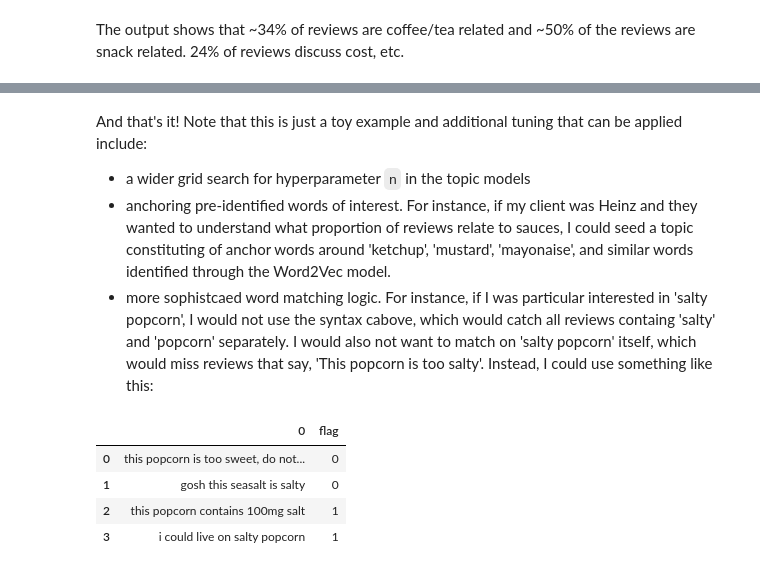
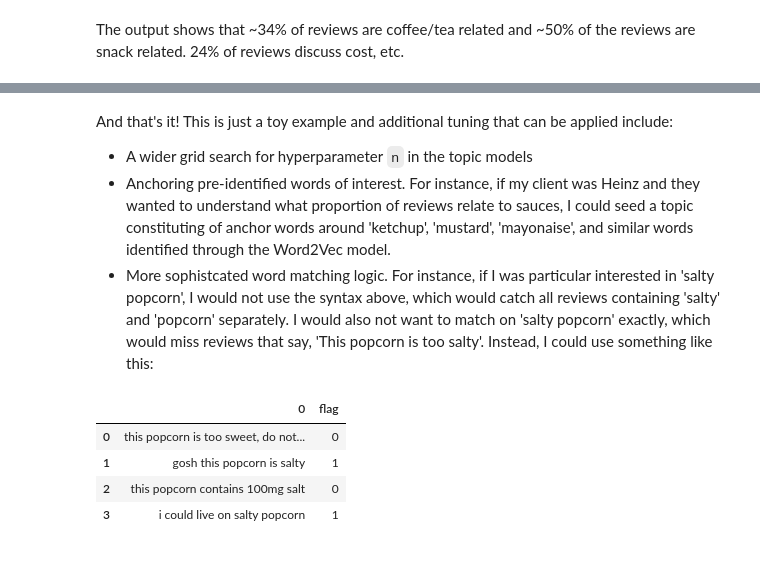
Before and after one commit to keryums/topic_modelling_demo, a Jupyter notebook: topic_model_example.ipynb, the cells around one changed output, grey strips where cells are left out. Cells and saved outputs as stored; diff of their text form; code cells hidden in the pictures.

```diff
--- a/topic_model_example.ipynb
+++ b/topic_model_example.ipynb
@@ -302,22 +302,22 @@ display_all(df_matches[:2])
 now = time.strftime('%Y%m%d_%H%M')
 df_matches.to_csv('tm_output_%s.csv' %now, index = False)
 # %% [markdown]
-And that's it! Note that this is just a toy example and additional tuning that can be applied include:
-- a wider grid search for hyperparameter `n` in the topic models
-- anchoring pre-identified words of interest. For instance, if my client was Heinz and they wanted to understand what proportion of reviews relate to sauces, I could seed a topic constituting of anchor words around 'ketchup', 'mustard', 'mayonaise', and similar words identified through the Word2Vec model.
-- more sophistcaed word matching logic. For instance, if I was particular interested in 'salty popcorn', I would not use the syntax cabove, which would catch all reviews containg 'salty' and 'popcorn' separately. I would also not want to match on 'salty popcorn' itself, which would miss reviews that say, 'This popcorn is too salty'. Instead, I could use something like this:
+And that's it! This is just a toy example and additional tuning that can be applied include:
+- A wider grid search for hyperparameter `n` in the topic models
+- Anchoring pre-identified words of interest. For instance, if my client was Heinz and they wanted to understand what proportion of reviews relate to sauces, I could seed a topic constituting of anchor words around 'ketchup', 'mustard', 'mayonaise', and similar words identified through the Word2Vec model.
+- More sophistcated word matching logic. For instance, if I was particular interested in 'salty popcorn', I would not use the syntax above, which would catch all reviews containing 'salty' and 'popcorn' separately. I would also not want to match on 'salty popcorn' exactly, which would miss reviews that say, 'This popcorn is too salty'. Instead, I could use something like this:
 # %%
-word_ls = ['salt', 'popcorn']
+word_ls = ['salty', 'popcorn']
 sentence1 = 'this popcorn is too sweet, do not recommend'
-sentence2 = 'gosh this seasalt is salty'
+sentence2 = 'gosh this popcorn is salty'
 sentence3 = 'this popcorn contains 100mg salt'
 sentence4 = 'i could live on salty popcorn'
 test = pd.DataFrame(list([sentence1, sentence2, sentence3, sentence4]))
 test['flag'] = test[0].apply(lambda x: int(all(word in x for word in word_ls)))
 test
 # %% [output]
 |  | 0 | flag |
 | 0 | this popcorn is too sweet, do not... | 0 |
-| 1 | gosh this seasalt is salty | 0 |
-| 2 | this popcorn contains 100mg salt | 1 |
+| 1 | gosh this popcorn is salty | 1 |
+| 2 | this popcorn contains 100mg salt | 0 |
 | 3 | i could live on salty popcorn | 1 |
```
